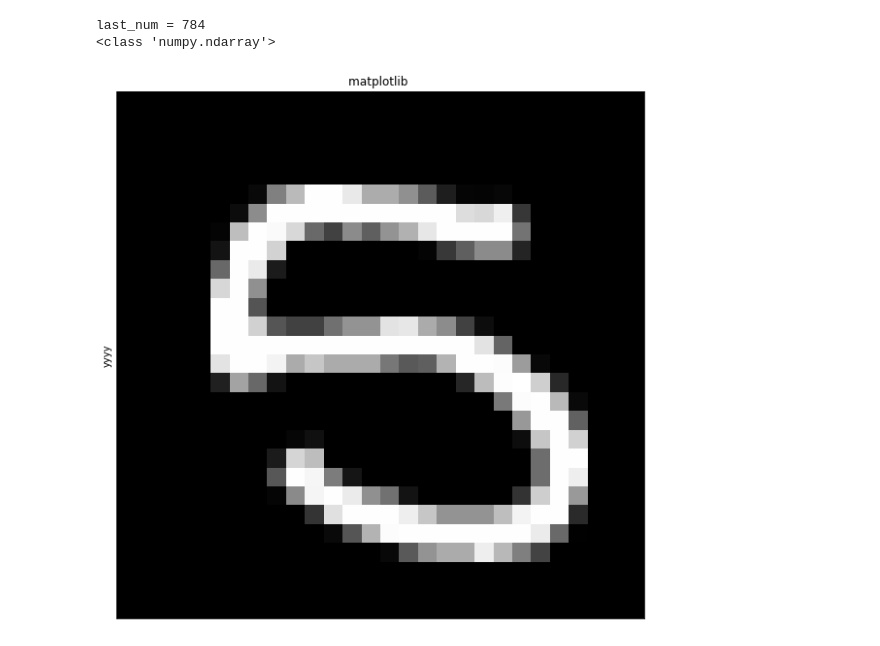
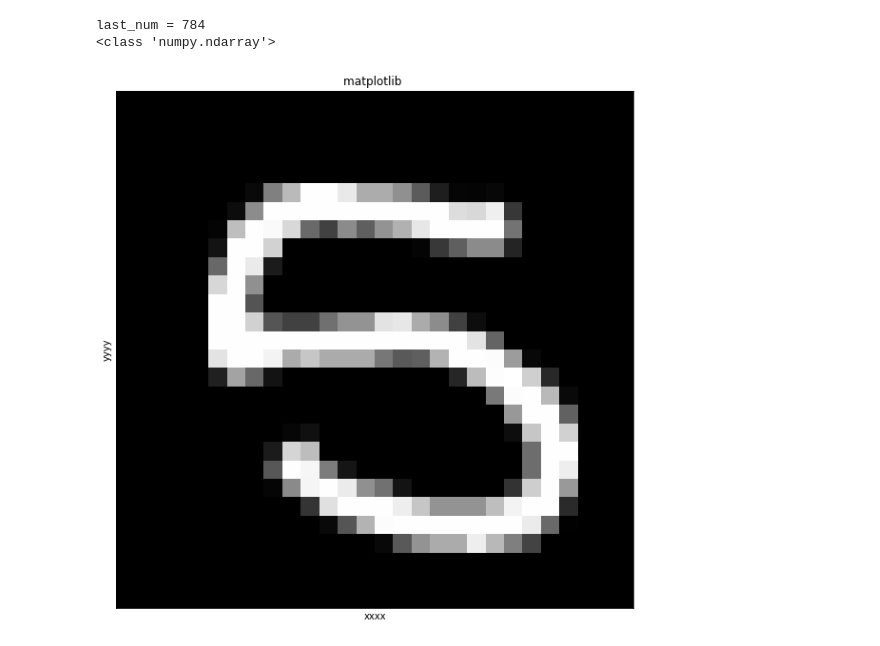
Before and after one commit to rlfwo93/machine-learning, a Jupyter notebook: pratice.ipynb, the cells around one changed output. Cells and saved outputs as stored; diff of their text form; code cells hidden in the pictures.

```diff
--- a/pratice.ipynb
+++ b/pratice.ipynb
@@ -42,27 +42,27 @@ import matplotlib as mpl
 # %%
 plt.figure(figsize=(10,10)) # plt.figure(figsize=(x, y))를 입력하면 그림 크기를 결정
 
 # figure = 그림의 단위
 # figsize = figure의 크기를 결정
 
 plt.imshow(last_num, cmap="gray")
 
 # plt.imshow 함수는 default 값이 color로 출력하게 되어있어서 내부적으로 변환이 이뤄지는것
 # 같은데, cmap(color map)형식 인자값을 다양하게 변경가능하며,
 # plt.imshow(cv_img, cmap='gray') 으로 변경하면 gray형식으로 출력되는것을 확인
 
 
 plt.grid(False) #무늬를 나타내주는 것
 plt.xticks([]) # x축 눈금을 몇으로 지정해줄지 설정
 plt.title("matplotlib ") # 제목을 설정
-plt.xlabel("") # x축 라벨을 설정
+plt.xlabel("xxxx") # x축 라벨을 설정
 plt.ylabel("yyyy") # y축 라벨을 설정
 plt.yticks([]) #y축 눈금을 몇으로 할지 지정.
 plt.show()
 
 # show 명령은 시각화 명령을 실제로 차트로 렌더링(rendering)하고 마우스 움직임 등의 이벤트를 기다리라는 지시이다.
 # 주피터 노트북에서는 셀 단위로 플롯 명령을 자동 렌더링 해주므로 show 명령이 필요없지만
 # 일반 파이썬 인터프리터로 가동되는 경우를 대비하여 항상 마지막에 실행하도록 한다.
 # show 명령을 주면 마지막 플롯 명령으로부터 반환된 플롯 객체의 표현도
 # %% [output]
-[figure, old version]
+[figure, new version]
```
Also changed, not shown: parts of 7 cells of this notebook.
